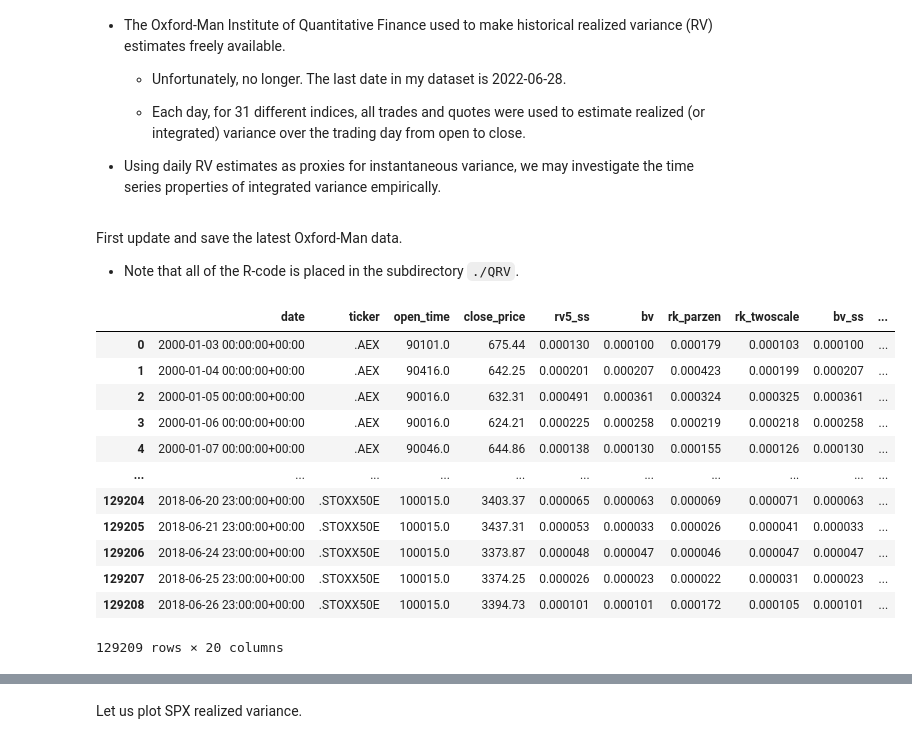
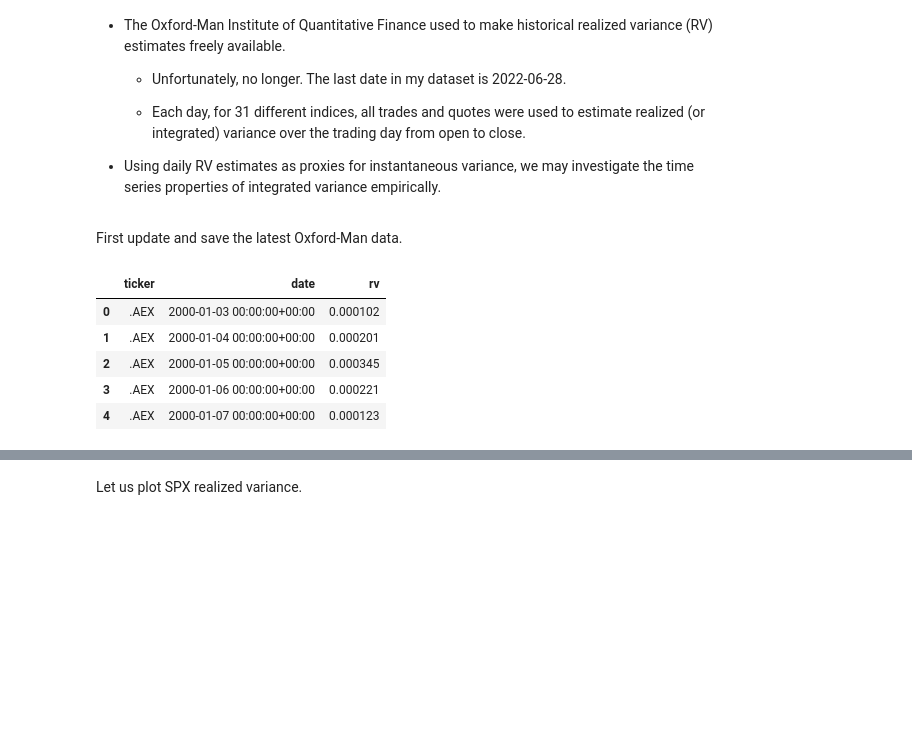
Before and after one commit to fbourgey/RoughVolatilityWorkshop, a Jupyter notebook: QM2024_1_Econometrics.ipynb, the cells around one changed output, grey strips where cells are left out. Saved outputs shown, nothing was run; the diff lists cells and outputs as text; code cells hidden in the pictures; blank space fills up the shorter version.

```diff
--- a/QM2024_1_Econometrics.ipynb
+++ b/QM2024_1_Econometrics.ipynb
@@ -305,5 +197,3 @@ the time series of $\log V_t$ should also have simple scaling properties.
 - Using daily RV estimates as proxies for instantaneous variance, we may investigate the time series properties of integrated variance empirically.
 # %% [markdown]
 First update and save the latest Oxford-Man data.
-
-- Note that all of the R-code is placed in the subdirectory `./QRV`.
@@ -317,19 +212,11 @@ plt.style.use("ggplot")
 # %%
-df = pd.read_csv("oxfordmanrealizedvolatilityindices.csv")
-df = df.rename(columns={"Unnamed: 0": "date", "Symbol": "ticker"})
+df = pd.read_csv("oxford_rv_20220628.csv")
 df["date"] = pd.to_datetime(df["date"], utc=True)
-df
+df.head()
 # %% [output]
-|  | date | ticker | open_time | close_price | rv5_ss | bv | rk_parzen | rk_twoscale | bv_ss | ... |
-| 0 | 2000-01-03 00:00:00+00:00 | .AEX | 90101.0 | 675.44 | 0.000130 | 0.000100 | 0.000179 | 0.000103 | 0.000100 | ... |
-| 1 | 2000-01-04 00:00:00+00:00 | .AEX | 90416.0 | 642.25 | 0.000201 | 0.000207 | 0.000423 | 0.000199 | 0.000207 | ... |
-| 2 | 2000-01-05 00:00:00+00:00 | .AEX | 90016.0 | 632.31 | 0.000491 | 0.000361 | 0.000324 | 0.000325 | 0.000361 | ... |
-| 3 | 2000-01-06 00:00:00+00:00 | .AEX | 90016.0 | 624.21 | 0.000225 | 0.000258 | 0.000219 | 0.000218 | 0.000258 | ... |
-| 4 | 2000-01-07 00:00:00+00:00 | .AEX | 90046.0 | 644.86 | 0.000138 | 0.000130 | 0.000155 | 0.000126 | 0.000130 | ... |
-| ... | ... | ... | ... | ... | ... | ... | ... | ... | ... | ... |
-| 129204 | 2018-06-20 23:00:00+00:00 | .STOXX50E | 100015.0 | 3403.37 | 0.000065 | 0.000063 | 0.000069 | 0.000071 | 0.000063 | ... |
-| 129205 | 2018-06-21 23:00:00+00:00 | .STOXX50E | 100015.0 | 3437.31 | 0.000053 | 0.000033 | 0.000026 | 0.000041 | 0.000033 | ... |
-| 129206 | 2018-06-24 23:00:00+00:00 | .STOXX50E | 100015.0 | 3373.87 | 0.000048 | 0.000047 | 0.000046 | 0.000047 | 0.000047 | ... |
-| 129207 | 2018-06-25 23:00:00+00:00 | .STOXX50E | 100015.0 | 3374.25 | 0.000026 | 0.000023 | 0.000022 | 0.000031 | 0.000023 | ... |
-| 129208 | 2018-06-26 23:00:00+00:00 | .STOXX50E | 100015.0 | 3394.73 | 0.000101 | 0.000101 | 0.000172 | 0.000105 | 0.000101 | ... |
+|  | ticker | date | rv |
+| 0 | .AEX | 2000-01-03 00:00:00+00:00 | 0.000102 |
+| 1 | .AEX | 2000-01-04 00:00:00+00:00 | 0.000201 |
+| 2 | .AEX | 2000-01-05 00:00:00+00:00 | 0.000345 |
+| 3 | .AEX | 2000-01-06 00:00:00+00:00 | 0.000221 |
+| 4 | .AEX | 2000-01-07 00:00:00+00:00 | 0.000123 |
-129209 rows × 20 columns
```
Also changed, not shown: parts of 62 cells of this notebook, 5 other files.
